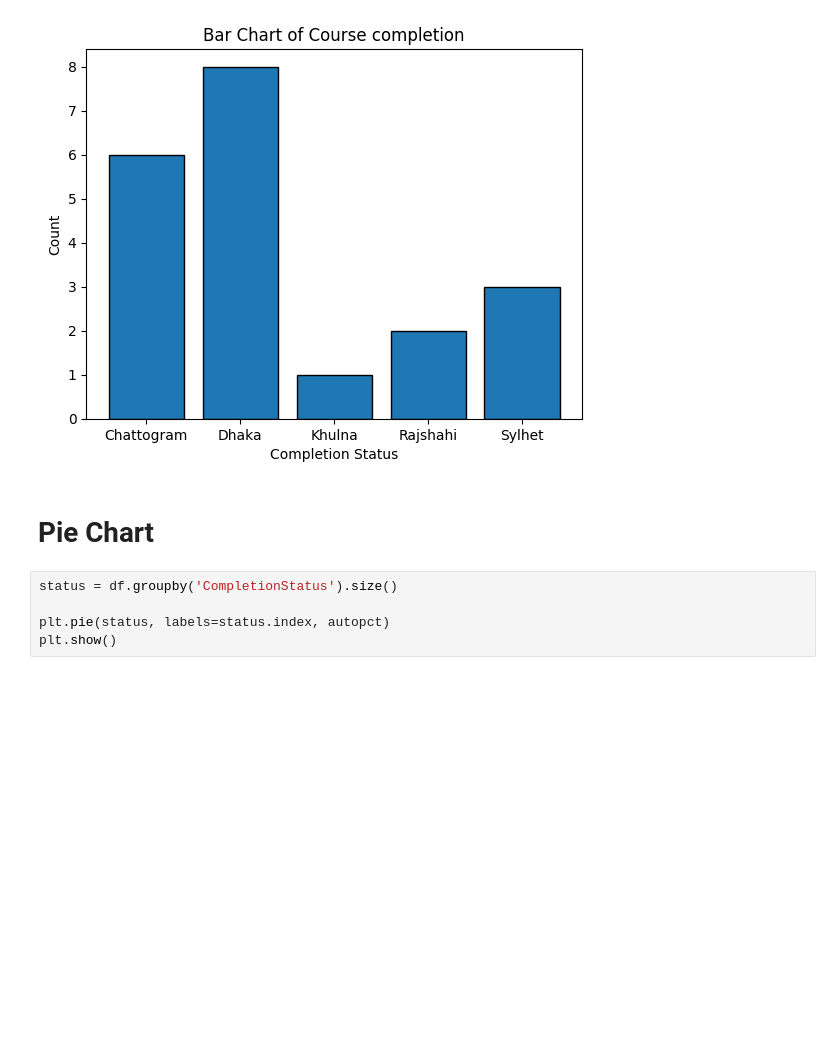
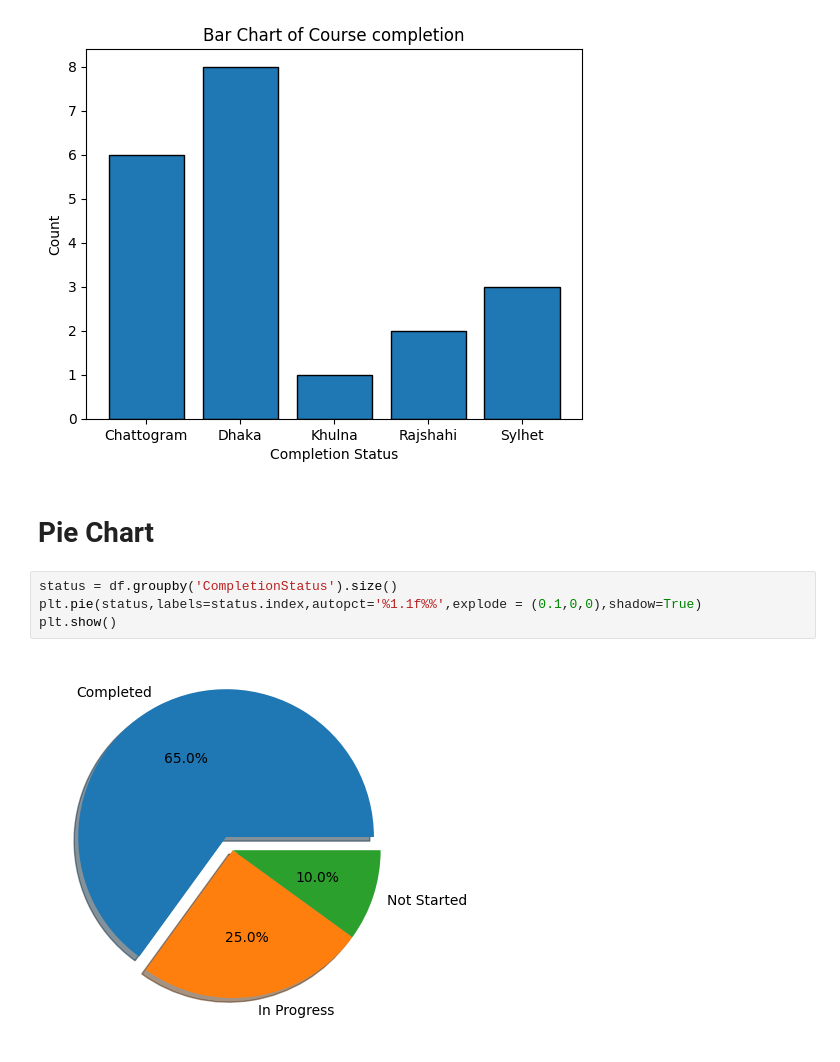
Before and after one commit to mohammadtuhin0/Phitron-Ai-Ml, a Jupyter notebook: Week 04. ML ToolBox ( Visualization )/Module 13. Data Visualization with Matplotlib.ipynb, the cells around one changed output. Drawn from its saved outputs; the diff is of its cells as text; blank space fills up the shorter version.

Commit message:
Module 13. Data Visualization with Matplotlib

```diff
--- a/Week 04. ML ToolBox ( Visualization )/Module 13. Data Visualization with Matplotlib.ipynb
+++ b/Week 04. ML ToolBox ( Visualization )/Module 13. Data Visualization with Matplotlib.ipynb
@@ -292,6 +292,7 @@ plt.show()
 # Pie Chart
 # %%
 status = df.groupby('CompletionStatus').size()
-
-plt.pie(status, labels=status.index, autopct)
+plt.pie(status,labels=status.index,autopct='%1.1f%%',explode = (0.1,0,0),shadow=True)
 plt.show()
+# %% [output]
+[figure, added]
```
